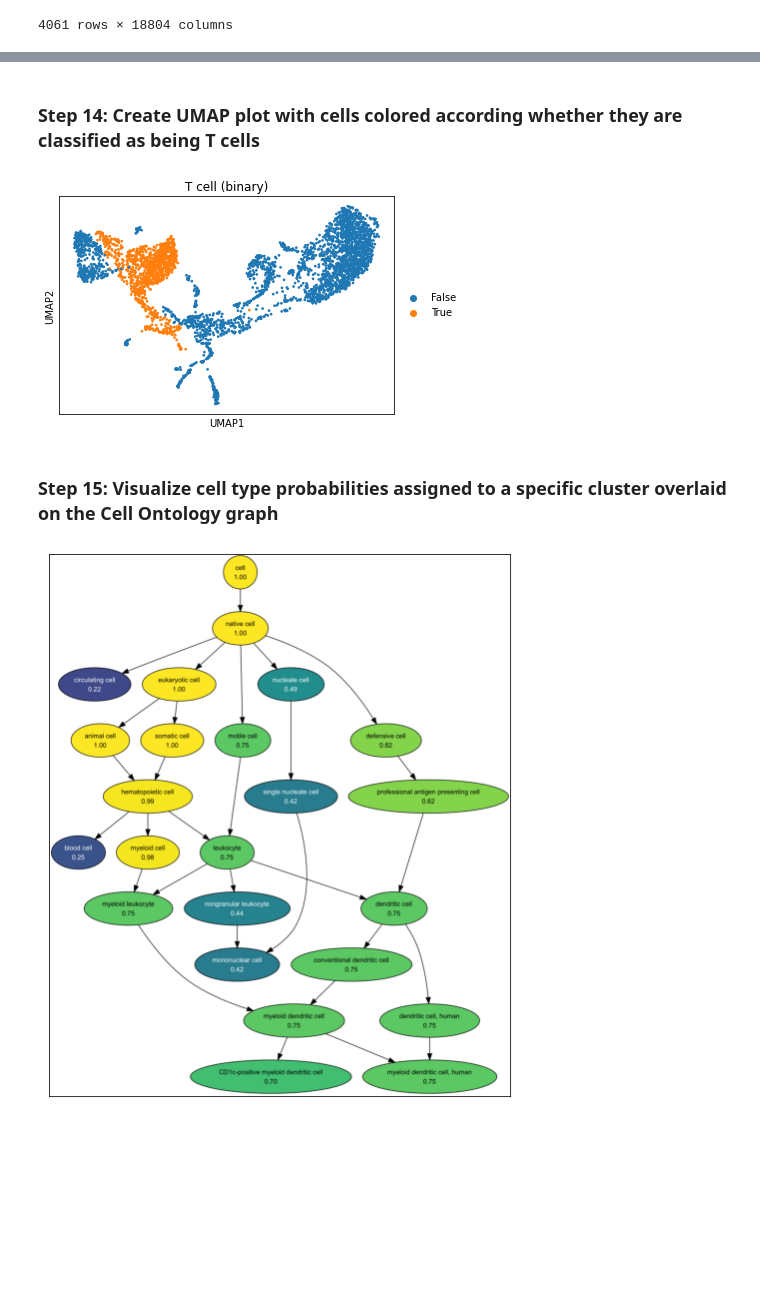
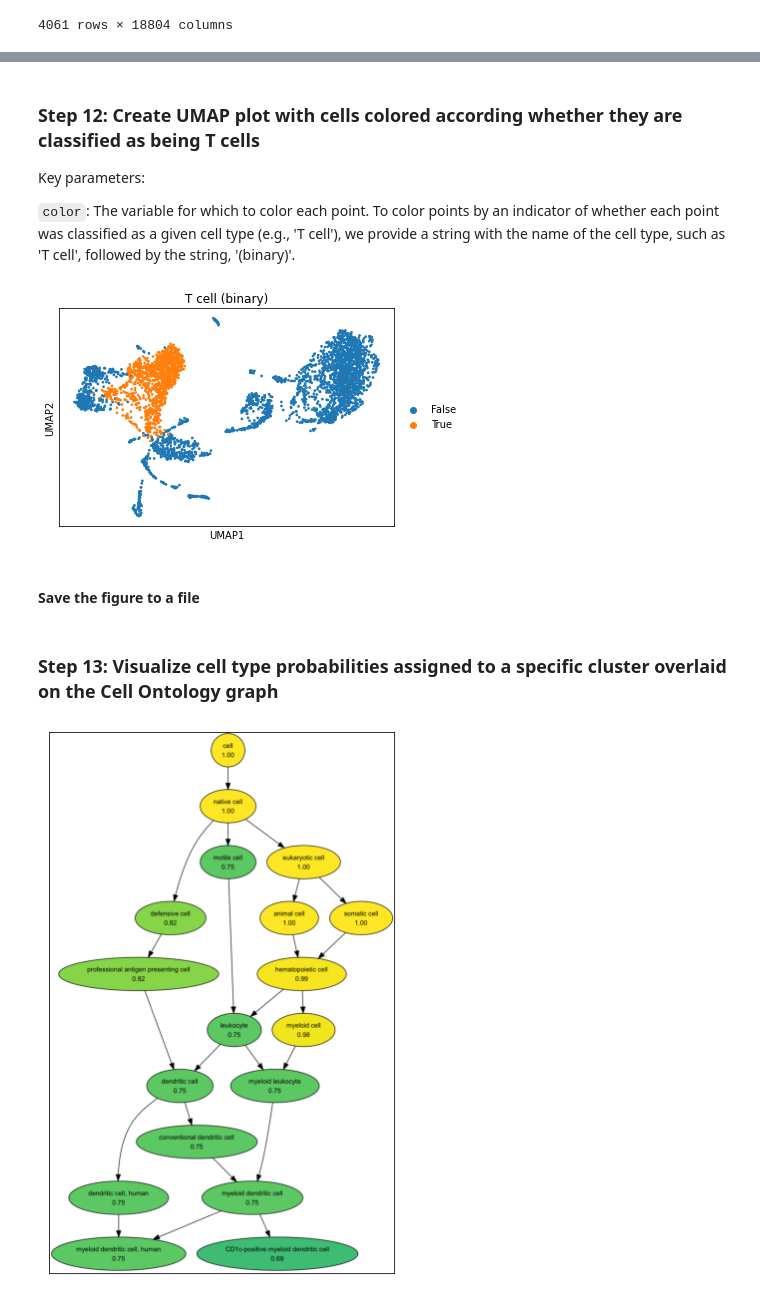
Before and after one commit to deweylab/CellO, a Jupyter notebook: tutorial/cello_tutorial.ipynb, the cells around one changed output, grey strips where cells are left out. Cells and saved outputs as stored; diff of their text form; code cells hidden in the pictures; blank space fills up the shorter version.

```diff
--- a/tutorial/cello_tutorial.ipynb
+++ b/tutorial/cello_tutorial.ipynb
@@ -85,5 +100,5 @@ sc.tl.leiden(adata, resolution=1.0)
 If you do not want to place CellO's resources at the current directory, change the following variable to the location where these resources will be stored. Note, these resources require approximately 5GB of disk space.
 # %%
 #cello_resource_loc = os.getcwd()
-cello_resource_loc = "../test_cello"
+cello_resource_loc = "../../test_cello"
 # %% [markdown]
@@ -231,6 +269,12 @@ sc.pl.umap(adata, color='T cell (probability)', vmin=0.0, vmax=1.0)
 # %% [markdown]
-### Step 14: Create UMAP plot with cells colored according whether they are classified as being T cells
+### Step 12: Create UMAP plot with cells colored according whether they are classified as being T cells
+
+Key parameters:
+
+`color`: The variable for which to color each point.  To color points by an indicator of whether each point was classified as a given cell type (e.g., 'T cell'), we provide a string with the name of the cell type, such as 'T cell', followed by the string, '(binary)'.
 # %%
-sc.pl.umap(adata, color='T cell (binary)')
+fig = sc.pl.umap(adata, color='T cell (binary)', return_fig=True)
 # %% [output]
-[figure, old version]
+[figure, new version]
+# %% [markdown]
+#### Save the figure to a file
@@ -237,6 +285,6 @@ sc.pl.umap(adata, color='T cell (binary)')
 # %% [markdown]
-### Step 15: Visualize cell type probabilities assigned to a specific cluster overlaid on the Cell Ontology graph
+### Step 13: Visualize cell type probabilities assigned to a specific cluster overlaid on the Cell Ontology graph
 # %%
-cello.cello_probs(adata, '19', cello_resource_loc, 0.2, clust_key='leiden');
+fig, ax = cello.cello_probs(adata, '21', cello_resource_loc, 0.5, clust_key='leiden');
 # %% [output]
-[figure, old version]
+[figure, new version]
```
Also changed, not shown: parts of 33 cells of this notebook.
